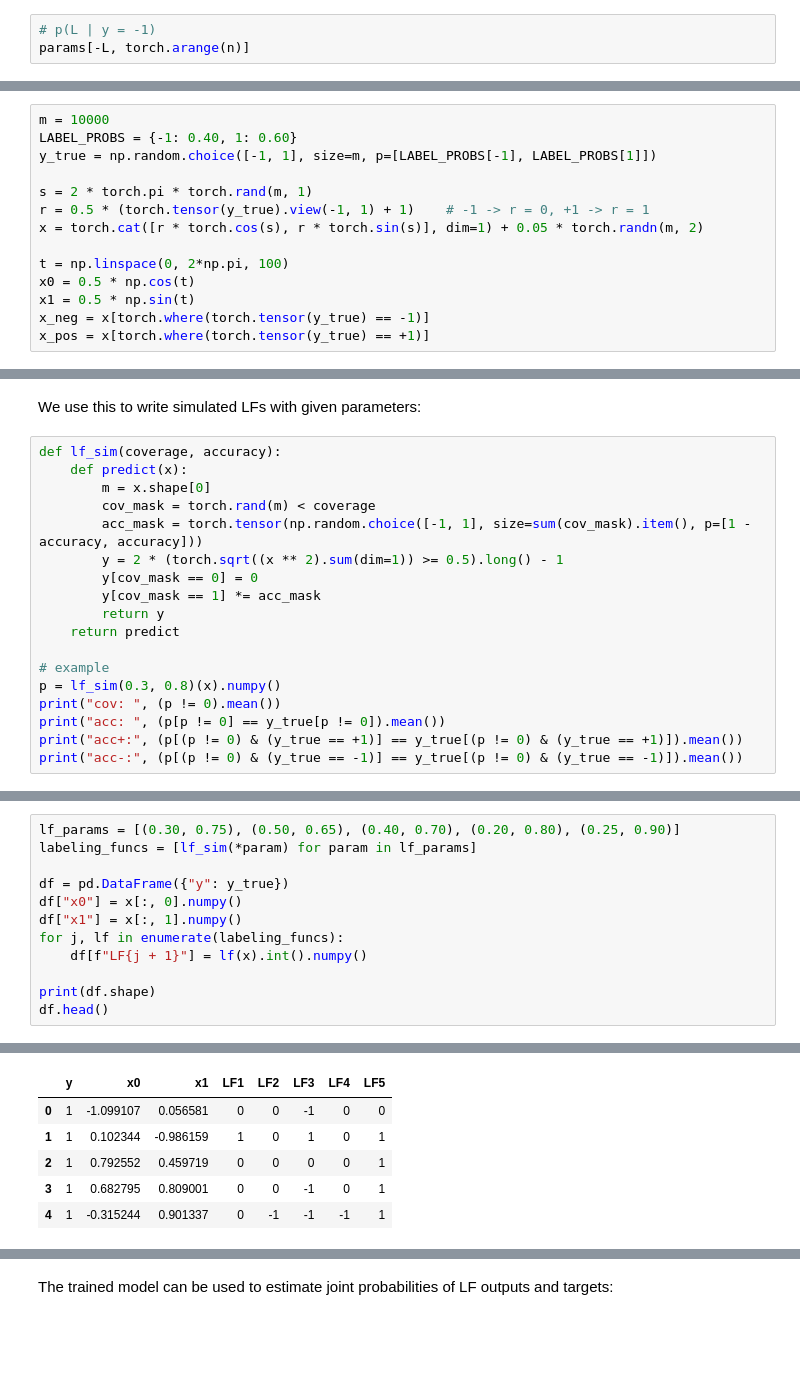
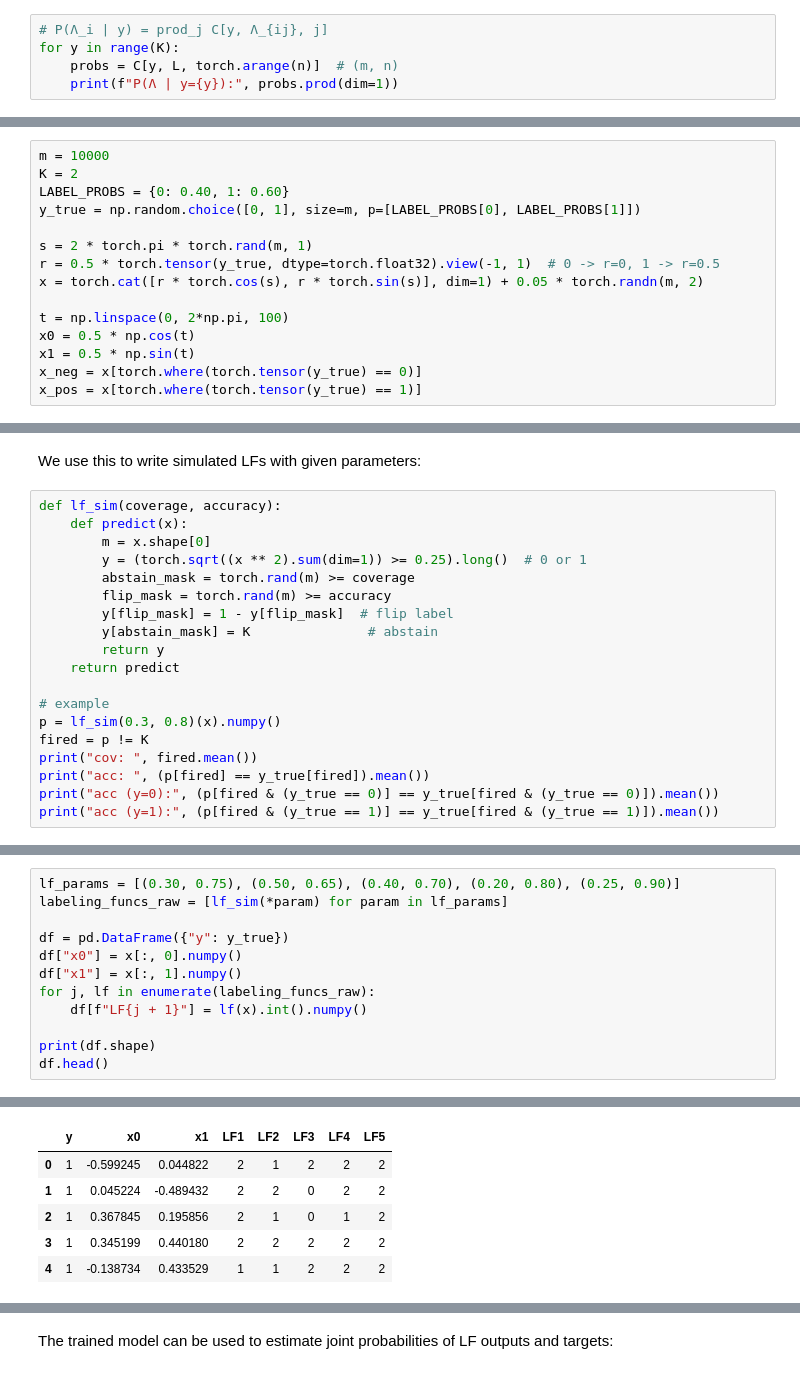
Before and after one commit to particle1331/ai-notebooks, a Jupyter notebook: notebooks/tooling/10-weak-supervision.ipynb, the cells around one changed output, grey strips where cells are left out. Saved outputs shown, nothing was run; the diff lists cells and outputs as text; blank space fills up the shorter version.

Commit message:
Learn confusion parameters

```diff
--- a/notebooks/tooling/10-weak-supervision.ipynb
+++ b/notebooks/tooling/10-weak-supervision.ipynb
@@ -258,4 +251,6 @@ Notice that non-abstained probabilities will flip:
 # %%
-# p(L | y = -1)
-params[-L, torch.arange(n)]
+# P(Λ_i | y) = prod_j C[y, Λ_{ij}, j]
+for y in range(K):
+    probs = C[y, L, torch.arange(n)]  # (m, n)
+    print(f"P(Λ | y={y}):", probs.prod(dim=1))
 # %% [output]
@@ -313,18 +310,19 @@ Using device: mps
 Generating a toy dataset. Also setting the prior label probabilities:
 # %%
 m = 10000
-LABEL_PROBS = {-1: 0.40, 1: 0.60}
-y_true = np.random.choice([-1, 1], size=m, p=[LABEL_PROBS[-1], LABEL_PROBS[1]])
+K = 2
+LABEL_PROBS = {0: 0.40, 1: 0.60}
+y_true = np.random.choice([0, 1], size=m, p=[LABEL_PROBS[0], LABEL_PROBS[1]])
 
 s = 2 * torch.pi * torch.rand(m, 1)
-r = 0.5 * (torch.tensor(y_true).view(-1, 1) + 1)    # -1 -> r = 0, +1 -> r = 1
+r = 0.5 * torch.tensor(y_true, dtype=torch.float32).view(-1, 1)  # 0 -> r=0, 1 -> r=0.5
 x = torch.cat([r * torch.cos(s), r * torch.sin(s)], dim=1) + 0.05 * torch.randn(m, 2)
 
 t = np.linspace(0, 2*np.pi, 100)
 x0 = 0.5 * np.cos(t)
 x1 = 0.5 * np.sin(t)
-x_neg = x[torch.where(torch.tensor(y_true) == -1)]
-x_pos = x[torch.where(torch.tensor(y_true) == +1)]
+x_neg = x[torch.where(torch.tensor(y_true) == 0)]
+x_pos = x[torch.where(torch.tensor(y_true) == 1)]
 # %%
 #| code-fold: true
 def plot_dataset(x_neg, x_pos):
@@ -357,19 +355,20 @@ We use this to write simulated LFs with given parameters:
 def lf_sim(coverage, accuracy):
     def predict(x):
         m = x.shape[0]
-        cov_mask = torch.rand(m) < coverage
-        acc_mask = torch.tensor(np.random.choice([-1, 1], size=sum(cov_mask).item(), p=[1 - accuracy, accuracy]))
-        y = 2 * (torch.sqrt((x ** 2).sum(dim=1)) >= 0.5).long() - 1
-        y[cov_mask == 0] = 0
-        y[cov_mask == 1] *= acc_mask
+        y = (torch.sqrt((x ** 2).sum(dim=1)) >= 0.25).long()  # 0 or 1
+        abstain_mask = torch.rand(m) >= coverage
+        flip_mask = torch.rand(m) >= accuracy
+        y[flip_mask] = 1 - y[flip_mask]  # flip label
+        y[abstain_mask] = K               # abstain
         return y
     return predict
 
 # example
 p = lf_sim(0.3, 0.8)(x).numpy()
-print("cov: ", (p != 0).mean())
-print("acc: ", (p[p != 0] == y_true[p != 0]).mean())
-print("acc+:", (p[(p != 0) & (y_true == +1)] == y_true[(p != 0) & (y_true == +1)]).mean())
-print("acc-:", (p[(p != 0) & (y_true == -1)] == y_true[(p != 0) & (y_true == -1)]).mean())
+fired = p != K
+print("cov: ", fired.mean())
+print("acc: ", (p[fired] == y_true[fired]).mean())
+print("acc (y=0):", (p[fired & (y_true == 0)] == y_true[fired & (y_true == 0)]).mean())
+print("acc (y=1):", (p[fired & (y_true == 1)] == y_true[fired & (y_true == 1)]).mean())
 # %% [output]
 cov:  0.2993
@@ -381,21 +380,21 @@ Initializing the empirical LF matrix. Some have fairly low accuracy:
 # %%
 lf_params = [(0.30, 0.75), (0.50, 0.65), (0.40, 0.70), (0.20, 0.80), (0.25, 0.90)]
-labeling_funcs = [lf_sim(*param) for param in lf_params]
+labeling_funcs_raw = [lf_sim(*param) for param in lf_params]
 
 df = pd.DataFrame({"y": y_true})
 df["x0"] = x[:, 0].numpy()
 df["x1"] = x[:, 1].numpy()
-for j, lf in enumerate(labeling_funcs):
+for j, lf in enumerate(labeling_funcs_raw):
     df[f"LF{j + 1}"] = lf(x).int().numpy()
 
 print(df.shape)
 df.head()
 # %% [output]
 (10000, 8)
 |  | y | x0 | x1 | LF1 | LF2 | LF3 | LF4 | LF5 |
-| 0 | 1 | -1.099107 | 0.056581 | 0 | 0 | -1 | 0 | 0 |
-| 1 | 1 | 0.102344 | -0.986159 | 1 | 0 | 1 | 0 | 1 |
-| 2 | 1 | 0.792552 | 0.459719 | 0 | 0 | 0 | 0 | 1 |
-| 3 | 1 | 0.682795 | 0.809001 | 0 | 0 | -1 | 0 | 1 |
-| 4 | 1 | -0.315244 | 0.901337 | 0 | -1 | -1 | -1 | 1 |
+| 0 | 1 | -0.599245 | 0.044822 | 2 | 1 | 2 | 2 | 2 |
+| 1 | 1 | 0.045224 | -0.489432 | 2 | 2 | 0 | 2 | 2 |
+| 2 | 1 | 0.367845 | 0.195856 | 2 | 1 | 0 | 1 | 2 |
+| 3 | 1 | 0.345199 | 0.440180 | 2 | 2 | 2 | 2 | 2 |
+| 4 | 1 | -0.138734 | 0.433529 | 1 | 1 | 2 | 2 | 2 |
 # %% [markdown]
```
Also changed, not shown: parts of 57 cells of this notebook.
